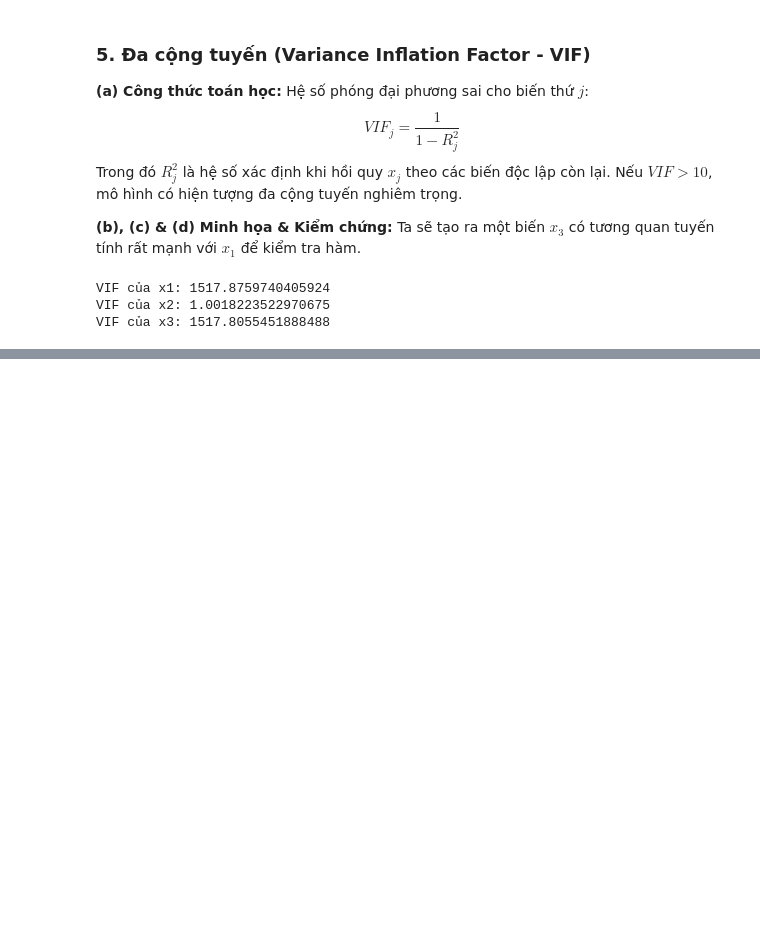
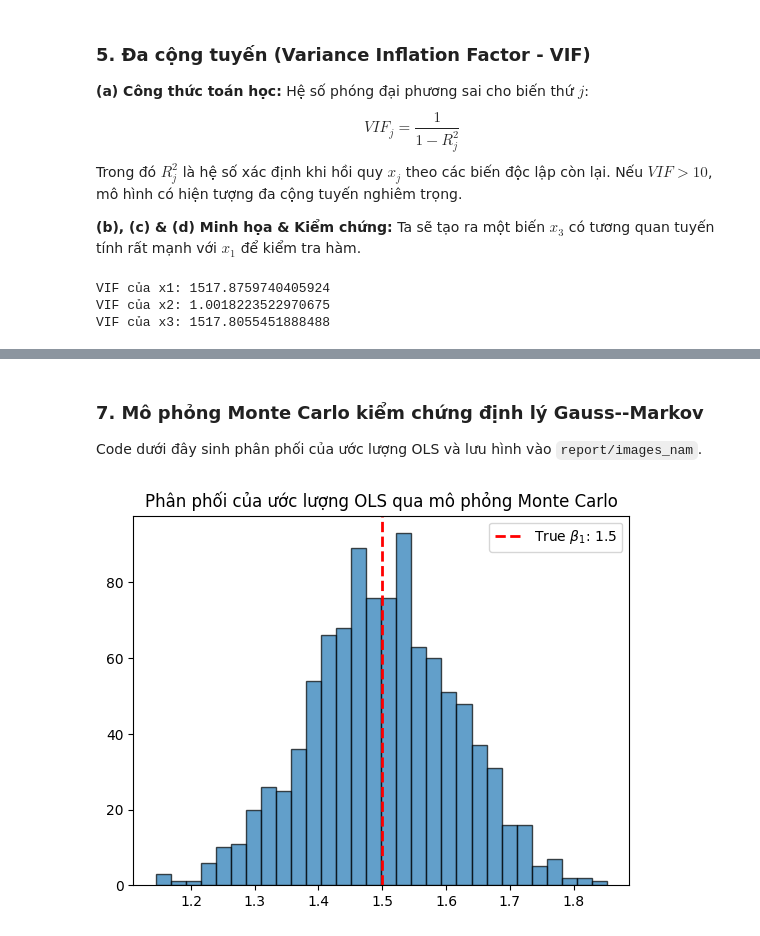
Before and after one commit to khiemhenry-06/khiemhenry-06-DoAn2_TUDTK_DataFitting_OLS, a Jupyter notebook: part1/part1_notebook.ipynb, the cells around one changed output, grey strips where cells are left out. Saved outputs shown, nothing was run; the diff lists cells and outputs as text; code cells hidden in the pictures; blank space fills up the shorter version.

Commit message:
Update report and ignore generated files

```diff
--- a/part1/part1_notebook.ipynb
+++ b/part1/part1_notebook.ipynb
@@ -166,0 +216,56 @@ VIF của x3: 1517.8055451888488
+# %% [markdown]
+### 7. Mô phỏng Monte Carlo kiểm chứng định lý Gauss--Markov
+Code dưới đây sinh phân phối của ước lượng OLS và lưu hình vào `report/images_nam`.
+# %%
+# Trần Thanh Nam
+
+import numpy as np
+%matplotlib inline
+import matplotlib.pyplot as plt
+from pathlib import Path
+
+PROJECT_DIR = Path.cwd()
+if not (PROJECT_DIR / "report").exists():
+    PROJECT_DIR = PROJECT_DIR.parent
+REPORT_IMAGE_DIR = PROJECT_DIR / "report" / "images_nam"
+REPORT_IMAGE_DIR.mkdir(parents=True, exist_ok=True)
+
+def save_report_figure(filename):
+    output_path = REPORT_IMAGE_DIR / filename
+    if output_path.exists():
+        output_path.unlink()
+    plt.savefig(output_path, dpi=150, bbox_inches="tight")
+    plt.show()
+    plt.close()
+
+# 1. Khởi tạo tham số thật
+np.random.seed(42)
+N, p = 100, 2 # 100 mẫu, 2 biến
+X = np.random.randn(N, p)
+X = np.c_[np.ones(N), X] # Thêm cột intercept
+beta_true = np.array([2.5, 1.5, -3.0])
+
+# 2. Cấu hình mô phỏng
+M = 1000
+beta_estimates = []
+
+# 3. Vòng lặp Monte Carlo
+for _ in range(M):
+    epsilon = np.random.normal(0, 1, N)
+    y = X.dot(beta_true) + epsilon
+
+    # Tính OLS: (X^T X)^(-1) X^T y
+    X_T = X.T
+    beta_hat = np.linalg.inv(X_T.dot(X)).dot(X_T).dot(y)
+    beta_estimates.append(beta_hat)
+
+beta_estimates = np.array(beta_estimates)
+
+# 4. Trực quan hóa phân phối của hệ số beta_1
+plt.hist(beta_estimates[:, 1], bins=30, edgecolor='k', alpha=0.7)
+plt.axvline(beta_true[1], color='red', linestyle='dashed', linewidth=2, label=f'True $\\beta_1$: {beta_true[1]}')
+plt.title("Phân phối của ước lượng OLS qua mô phỏng Monte Carlo")
+plt.legend()
+save_report_figure("monte_carlo_simulation.png")
+# %% [output]
+[figure, added]
```
Also changed, not shown: parts of 10 cells of this notebook, 27 other files.
